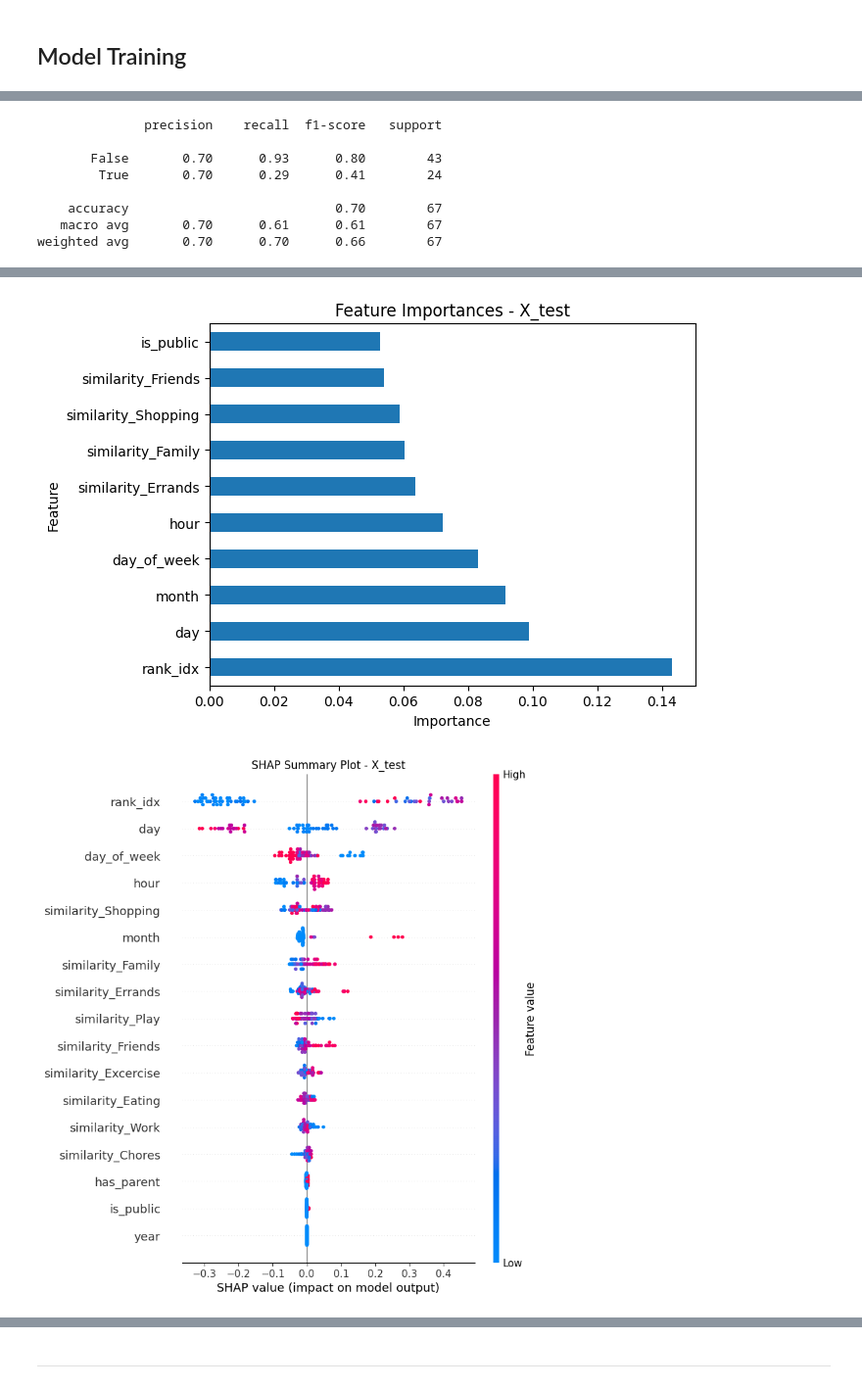
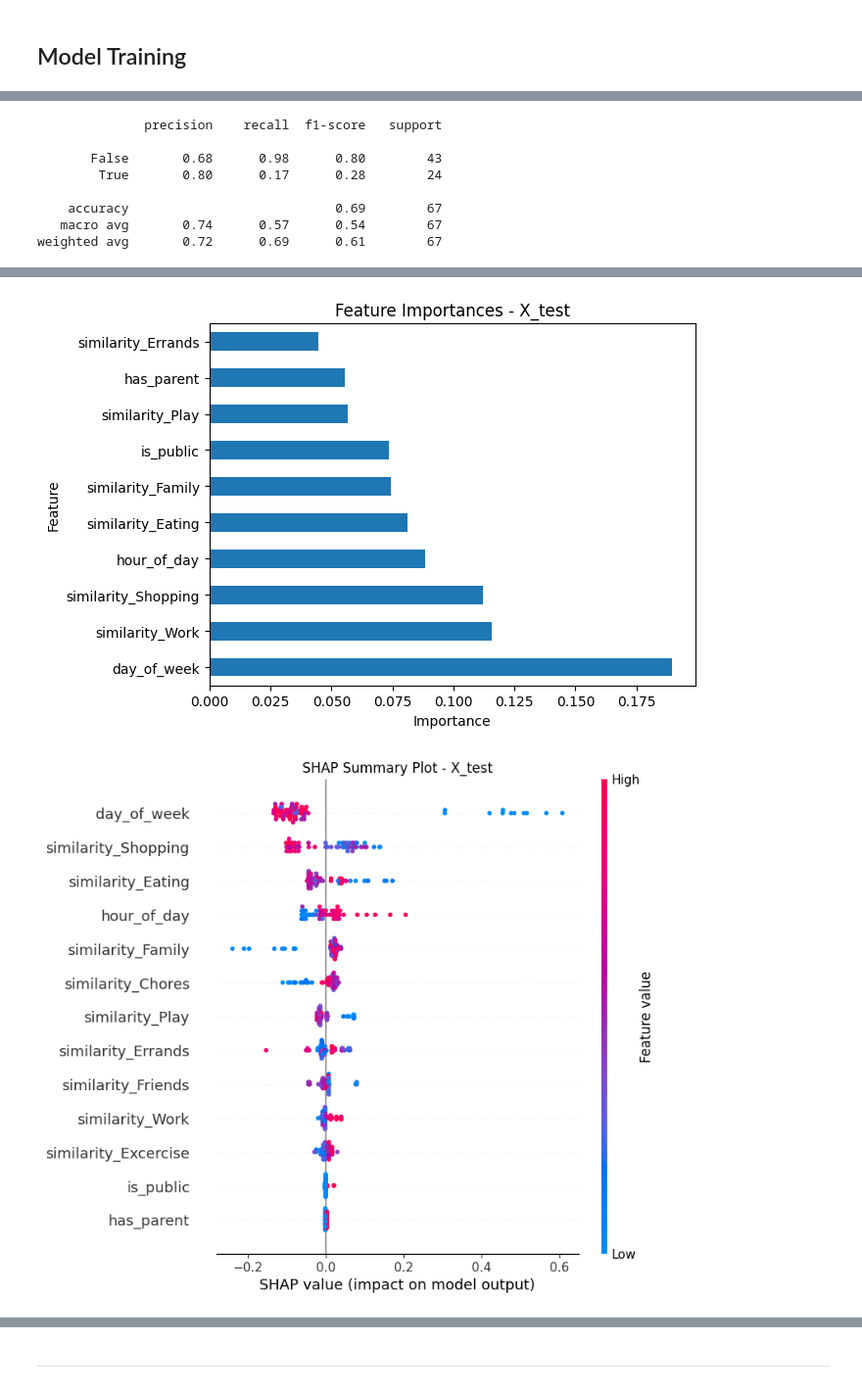
Before and after one commit to pt7481/dootoo_item_prediction, a Jupyter notebook: eda/dootoo_item_prediction.ipynb, the cells around one changed output, grey strips where cells are left out. Shown at 98% size. Drawn from its saved outputs; the diff is of its cells as text; code cells hidden in the pictures.

```diff
--- a/eda/dootoo_item_prediction.ipynb
+++ b/eda/dootoo_item_prediction.ipynb
@@ -201,10 +233,7 @@ def prepare_data(tasks_df):
 
     # Extract date and time features from 'createdAt'
     X["createdAt"] = pd.to_datetime(X["createdAt"])
-    X["year"] = X["createdAt"].dt.year
-    X["month"] = X["createdAt"].dt.month
-    X["day"] = X["createdAt"].dt.day
-    X["hour"] = X["createdAt"].dt.hour  # 24-hour format
+    X["hour_of_day"] = X["createdAt"].dt.hour  # 24-hour format
     X["day_of_week"] = X["createdAt"].dt.dayofweek  # 0=Monday, 6=Sunday
 
     X["has_parent"] = X["parent_item_id"].notnull().astype(int)
@@ -257,12 +286,8 @@ def prepare_data(tasks_df):
 
     # Reduce df columns to only those needed for modeling
     numerical_cols = [
-        "year",
-        "month",
-        "day",
-        "hour",
+        "hour_of_day",
         "day_of_week",
-        "rank_idx",
         "has_parent",
         "is_public",
     ]
@@ -368,3 +387,6 @@ def log_model_metrics(model, X, y, dataset_name="X_train"):
     shap.summary_plot(shap_values, X, plot_type="dot", show=False)
     plt.title(f"SHAP Summary Plot - {dataset_name}")
     plt.show()
+# %%
+clf_all_features = train_model(X_train_prepared, y_train)
+log_model_metrics(clf_all_features, X_train_prepared, y_train, dataset_name="X_train")
@@ -385,12 +436,12 @@ weighted avg       0.78      0.72      0.67       265
 # %%
 X_test_prepared = prepare_data(X_test)
-log_model_metrics(clf, X_test_prepared, y_test, dataset_name="X_test")
+log_model_metrics(clf_all_features, X_test_prepared, y_test, dataset_name="X_test")
 # %% [output]
               precision    recall  f1-score   support
 
-       False       0.70      0.93      0.80        43
-        True       0.70      0.29      0.41        24
+       False       0.68      0.98      0.80        43
+        True       0.80      0.17      0.28        24
 
-    accuracy                           0.70        67
-   macro avg       0.70      0.61      0.61        67
-weighted avg       0.70      0.70      0.66        67
+    accuracy                           0.69        67
+   macro avg       0.74      0.57      0.54        67
+weighted avg       0.72      0.69      0.61        67
@@ -398,2 +449,2 @@ weighted avg       0.70      0.70      0.66        67
-[figure, old version]
+[figure, new version]
-[figure, old version]
+[figure, new version]
```
Also changed, not shown: parts of 18 cells of this notebook, 2 other files.
